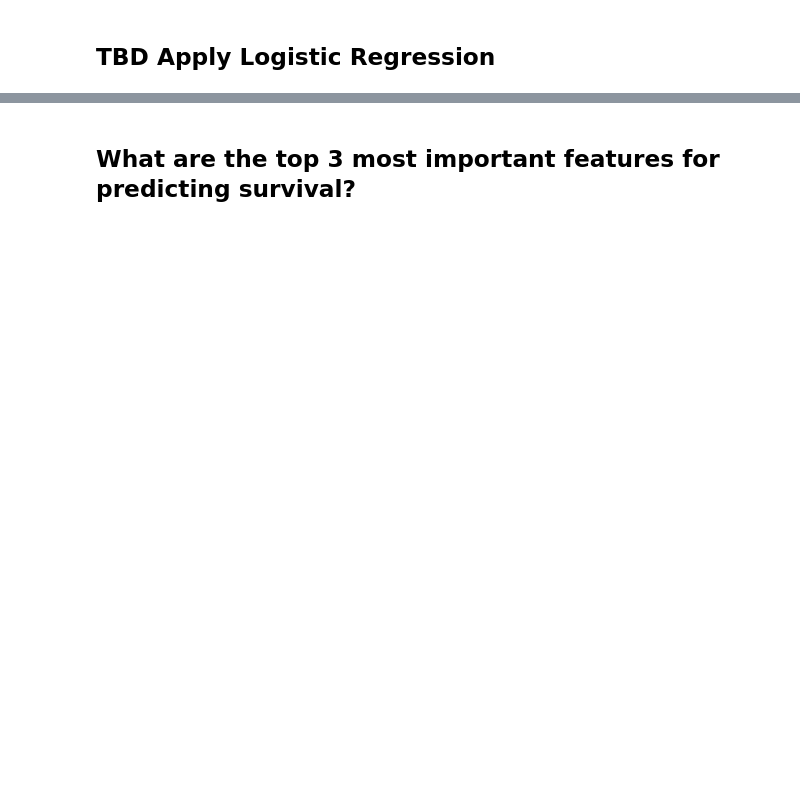
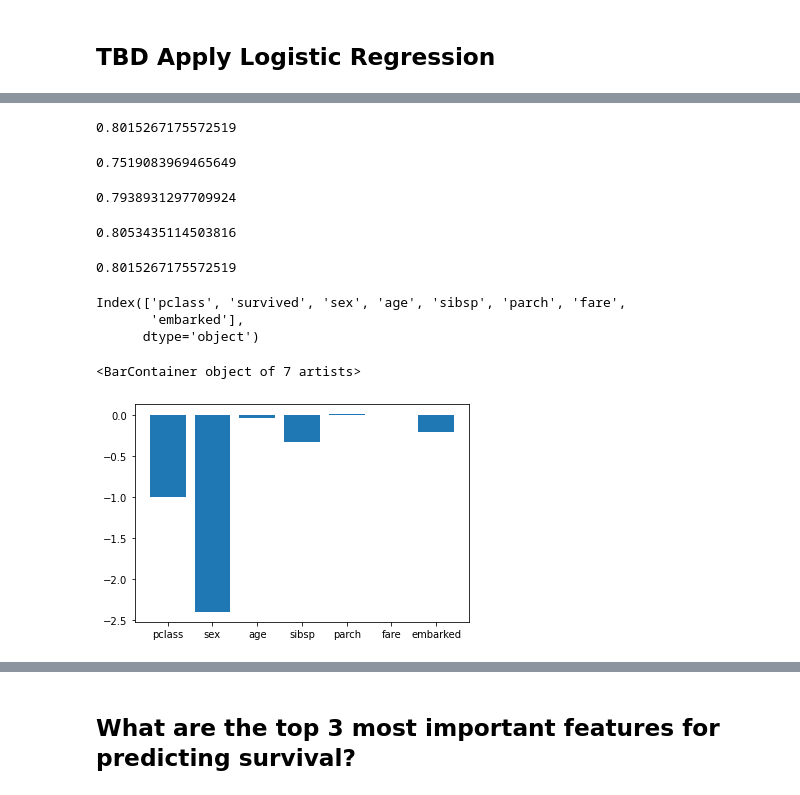
Before and after one commit to anna985/pml-1, a Jupyter notebook: course/Problem028_MLReady/028.ipynb, the cells around one changed output, grey strips where cells are left out. Saved outputs shown, nothing was run; the diff lists cells and outputs as text; code cells hidden in the pictures; blank space fills up the shorter version.

```diff
--- a/course/Problem028_MLReady/028.ipynb
+++ b/course/Problem028_MLReady/028.ipynb
@@ -105,4 +184,79 @@ from sklearn.model_selection import train_test_split
 from sklearn.linear_model import LogisticRegression
 from sklearn.metrics import accuracy_score
 
+model = LogisticRegression()
+model.fit(X_train, Y_train)
+
+Y_hat = model.predict(X_test)
 #TBD Accuracy Score on test set
+accuracy_score(Y_test, Y_hat)
+# %% [output]
+0.8015267175572519
+# %%
+from sklearn.model_selection import train_test_split
+from sklearn.tree import DecisionTreeClassifier
+from sklearn.metrics import accuracy_score
+
+model = DecisionTreeClassifier()
+model.fit(X_train, Y_train)
+
+Y_hat = model.predict(X_test)
+#TBD Accuracy Score on test set
+accuracy_score(Y_test, Y_hat)
+# %% [output]
+0.7519083969465649
+# %%
+from sklearn.model_selection import train_test_split
+from sklearn.ensemble import RandomForestClassifier
+from sklearn.metrics import accuracy_score
+
+model = RandomForestClassifier()
+model.fit(X_train, Y_train)
+
+Y_hat = model.predict(X_test)
+#TBD Accuracy Score on test set
+accuracy_score(Y_test, Y_hat)
+# %% [output]
+0.7938931297709924
+# %%
+from sklearn.model_selection import train_test_split
+from sklearn.ensemble import GradientBoostingClassifier
+from sklearn.metrics import accuracy_score
+
+model = GradientBoostingClassifier()
+model.fit(X_train, Y_train)
+
+Y_hat = model.predict(X_test)
+#TBD Accuracy Score on test set
+accuracy_score(Y_test, Y_hat)
+# %% [output]
+0.8053435114503816
+# %%
+from sklearn.model_selection import train_test_split
+from sklearn.linear_model import LogisticRegression
+from sklearn.metrics import accuracy_score
+
+model = LogisticRegression()
+model.fit(X_train, Y_train)
+
+Y_hat = model.predict(X_test)
+#TBD Accuracy Score on test set
+accuracy_score(Y_test, Y_hat)
+# %% [output]
+0.8015267175572519
+# %%
+import numpy as np
+from matplotlib import pyplot
+
+np.around(model.coef_, decimals=2)
+
+df.columns
+# %% [output]
+Index(['pclass', 'survived', 'sex', 'age', 'sibsp', 'parch', 'fare',
+       'embarked'],
+      dtype='object')
+# %%
+pyplot.bar(X.columns, model.coef_.reshape(-1,))
+# %% [output]
+<BarContainer object of 7 artists>
+[figure, added]
```
Also changed, not shown: parts of 8 cells of this notebook.
